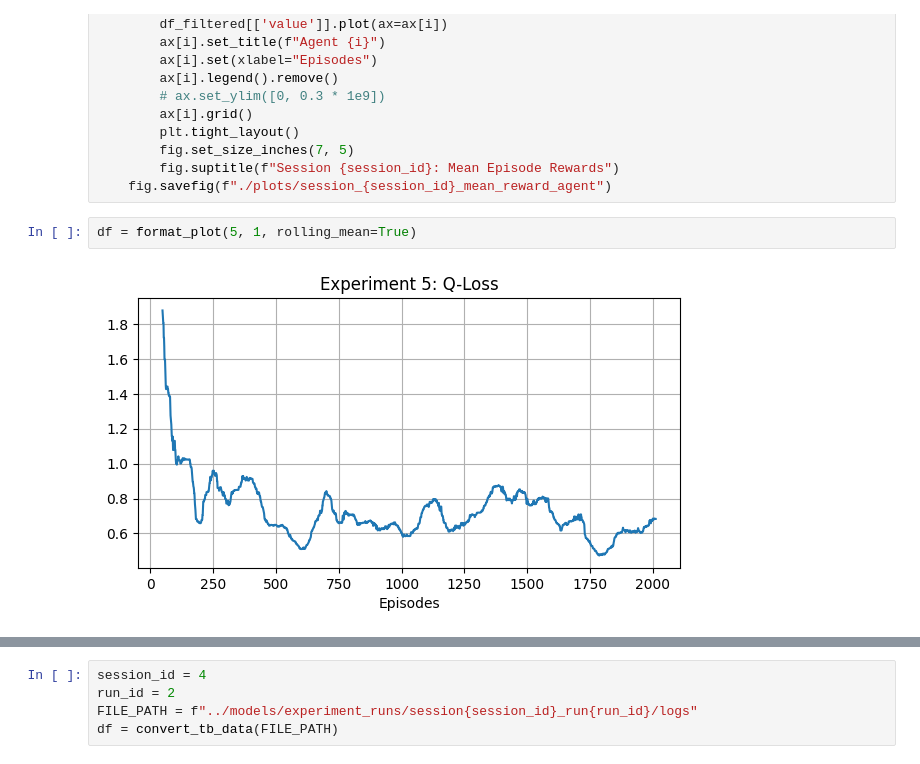
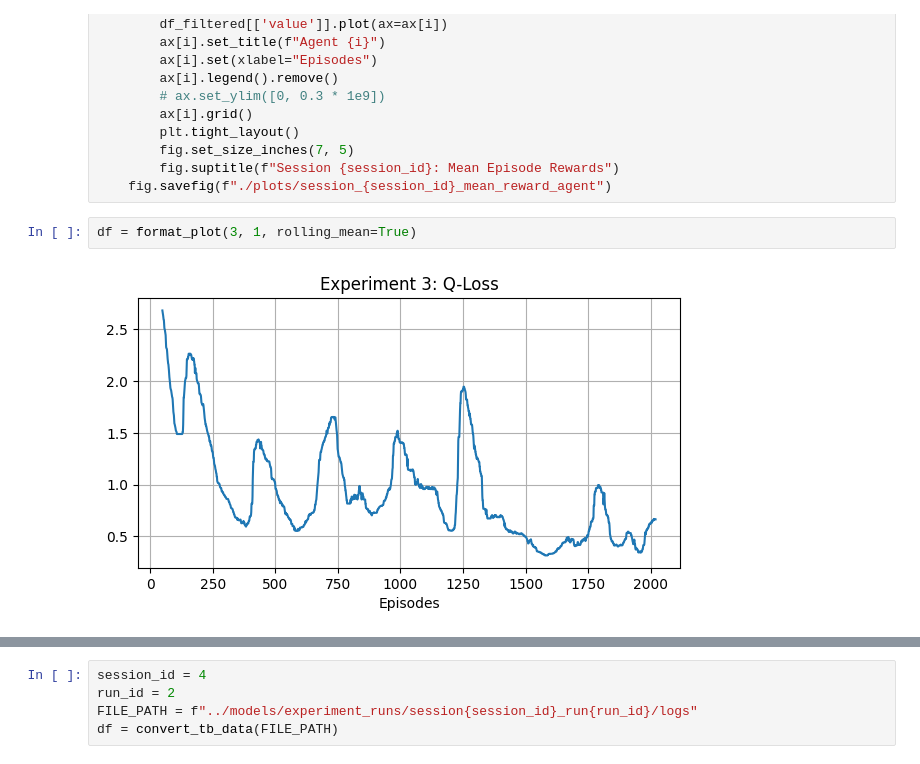
Before and after one commit to buehrerc/MAAC-auto-gov, a Jupyter notebook: analysis/generate_plots.ipynb, the cells around one changed output, grey strips where cells are left out. Cells and saved outputs as stored; diff of their text form.

```diff
--- a/analysis/generate_plots.ipynb
+++ b/analysis/generate_plots.ipynb
@@ -75,7 +75,7 @@ def plot_agent_reward(session_id, run_id, agent_num, filter_outliers=False):
         fig.suptitle(f"Session {session_id}: Mean Episode Rewards")
     fig.savefig(f"./plots/session_{session_id}_mean_reward_agent")
 # %%
-df = format_plot(5, 1, rolling_mean=True)
+df = format_plot(3, 1, rolling_mean=True)
 # %% [output]
-[figure, old version]
+[figure, new version]
 # %%
```
Also changed, not shown: parts of 4 cells of this notebook, 10 other files.
